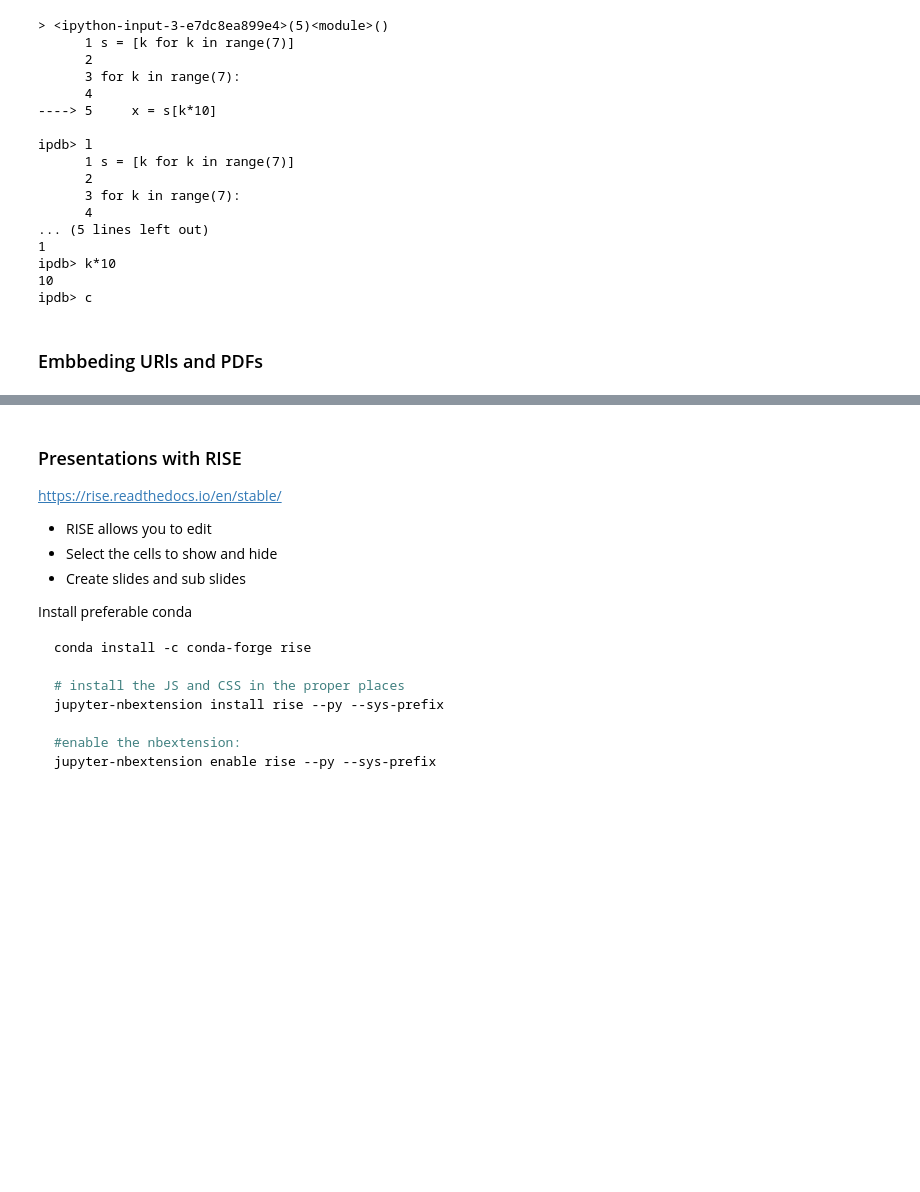
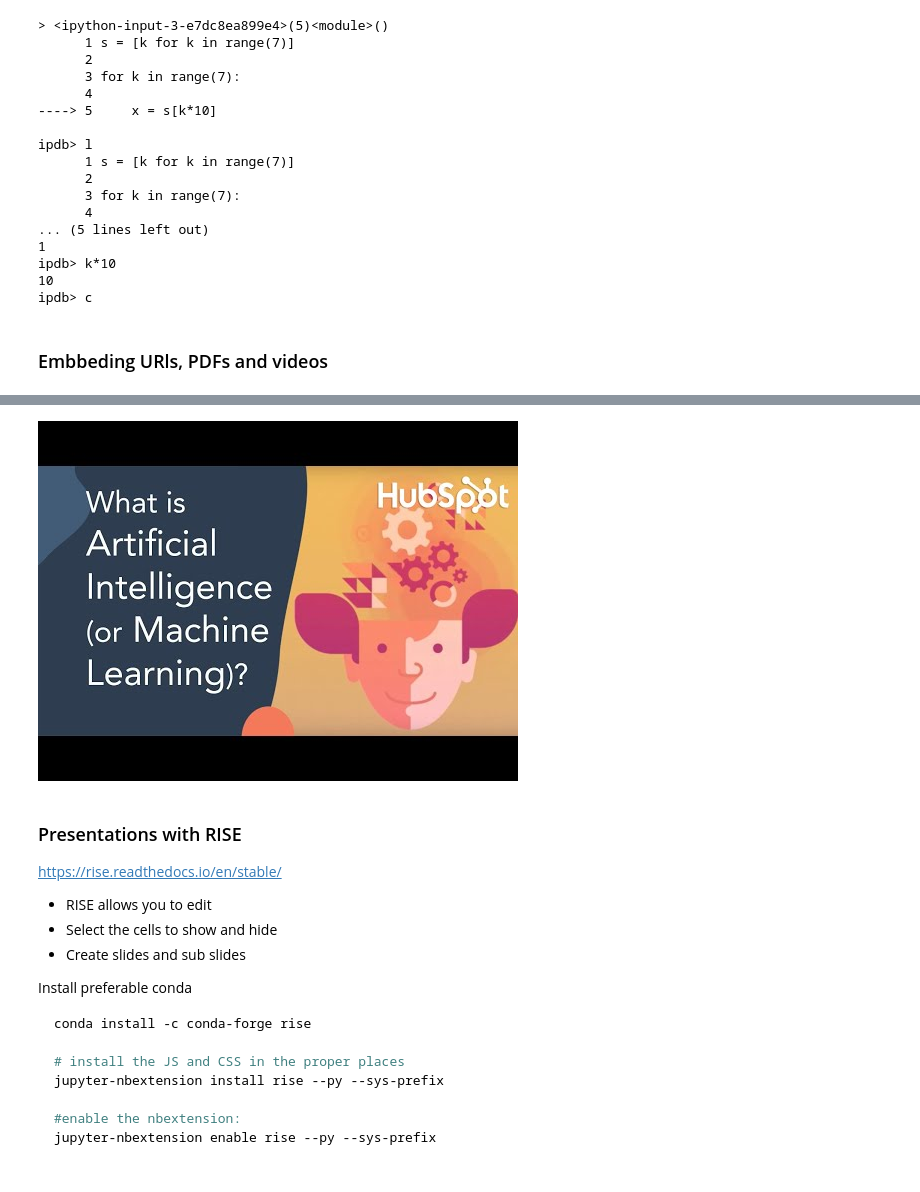
Before and after one commit to leandroohf/ds_pragmatic_programming, a Jupyter notebook: ds_pragmatic_programming_python.ipynb, the cells around one changed output, grey strips where cells are left out. Cells and saved outputs as stored; diff of their text form; code cells hidden in the pictures; blank space fills up the shorter version.

```diff
--- a/ds_pragmatic_programming_python.ipynb
+++ b/ds_pragmatic_programming_python.ipynb
@@ -297,7 +297,7 @@ ipdb> k*10
 10
 ipdb> c
 # %% [markdown]
-### Embbeding URls and PDFs
+### Embbeding URls, PDFs and videos
 # %%
 #Note that http urls will not be displayed. Only https are allowed inside the Iframe
 from IPython.display import IFrame
@@ -308,6 +308,11 @@ IFrame('https://en.wikipedia.org/wiki/HTTPS', width=900, height=400)
 IFrame('https://arxiv.org/pdf/1406.2661.pdf', width=800, height=450)
 # %% [output]
 [interactive output not drawn]
+# %%
+from IPython.display import YouTubeVideo
+YouTubeVideo('mJeNghZXtMo', width=800, height=300)
+# %% [output]
+[figure, added]
 # %% [markdown]
 ### Presentations with RISE
 
```
Also changed, not shown: parts of 3 cells of this notebook, 1 other file.
